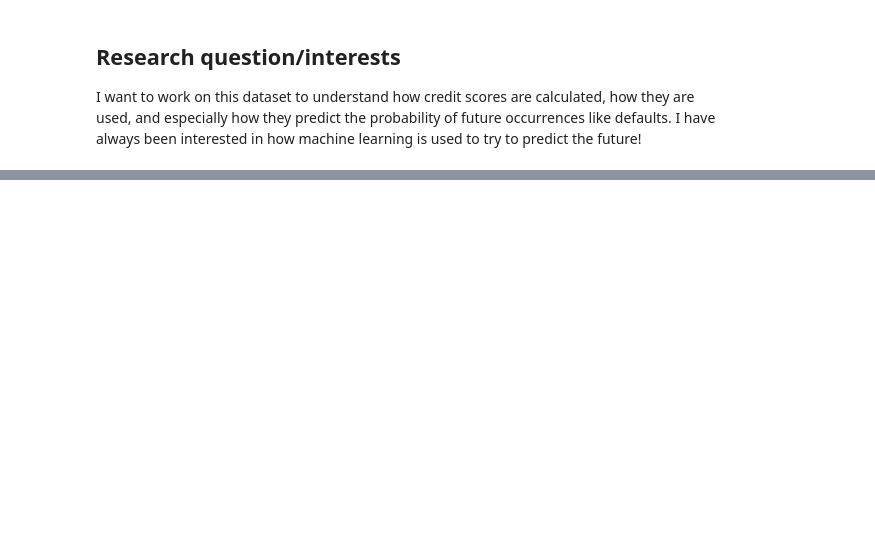
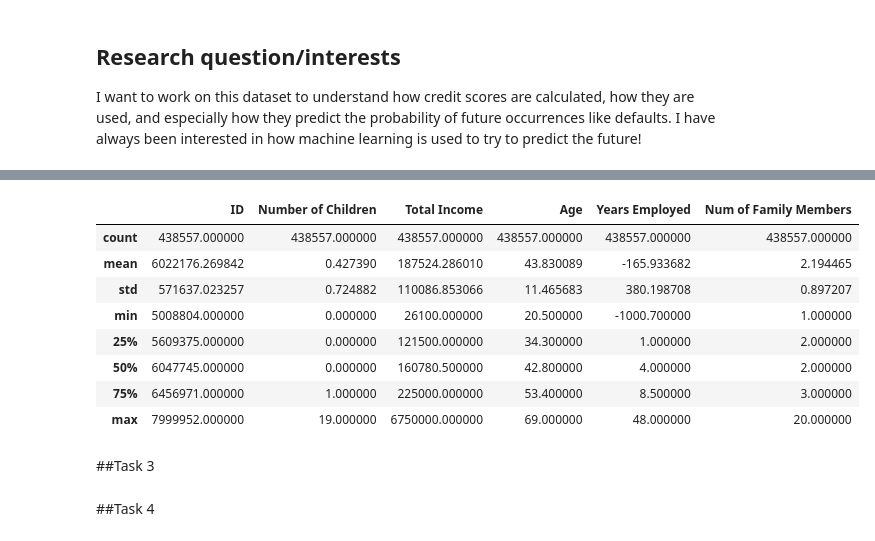
Before and after one commit to alexisd1212/DATA301Project, a Jupyter notebook: notebooks/analysis2.ipynb, the cells around one changed output, grey strips where cells are left out. Cells and saved outputs as stored; diff of their text form; code cells hidden in the pictures; blank space fills up the shorter version.

```diff
--- a/notebooks/analysis2.ipynb
+++ b/notebooks/analysis2.ipynb
@@ -30,0 +221,12 @@ print(df.head(1048575))
+# %%
+df_clean.describe().apply(lambda s: s.apply(lambda x: format(x, 'f')))
+# %% [output]
+|  | ID | Number of Children | Total Income | Age | Years Employed | Num of Family Members |
+| count | 438557.000000 | 438557.000000 | 438557.000000 | 438557.000000 | 438557.000000 | 438557.000000 |
+| mean | 6022176.269842 | 0.427390 | 187524.286010 | 43.830089 | -165.933682 | 2.194465 |
+| std | 571637.023257 | 0.724882 | 110086.853066 | 11.465683 | 380.198708 | 0.897207 |
+| min | 5008804.000000 | 0.000000 | 26100.000000 | 20.500000 | -1000.700000 | 1.000000 |
+| 25% | 5609375.000000 | 0.000000 | 121500.000000 | 34.300000 | 1.000000 | 2.000000 |
+| 50% | 6047745.000000 | 0.000000 | 160780.500000 | 42.800000 | 4.000000 | 2.000000 |
+| 75% | 6456971.000000 | 1.000000 | 225000.000000 | 53.400000 | 8.500000 | 3.000000 |
+| max | 7999952.000000 | 19.000000 | 6750000.000000 | 69.000000 | 48.000000 | 20.000000 |
@@ -30,0 +242,2 @@ print(df.head(1048575))
+# %% [markdown]
+##Task 3
@@ -30,0 +275,2 @@ print(df.head(1048575))
+# %% [markdown]
+##Task 4
```
Also changed, not shown: parts of 31 cells of this notebook, 1 other file.
